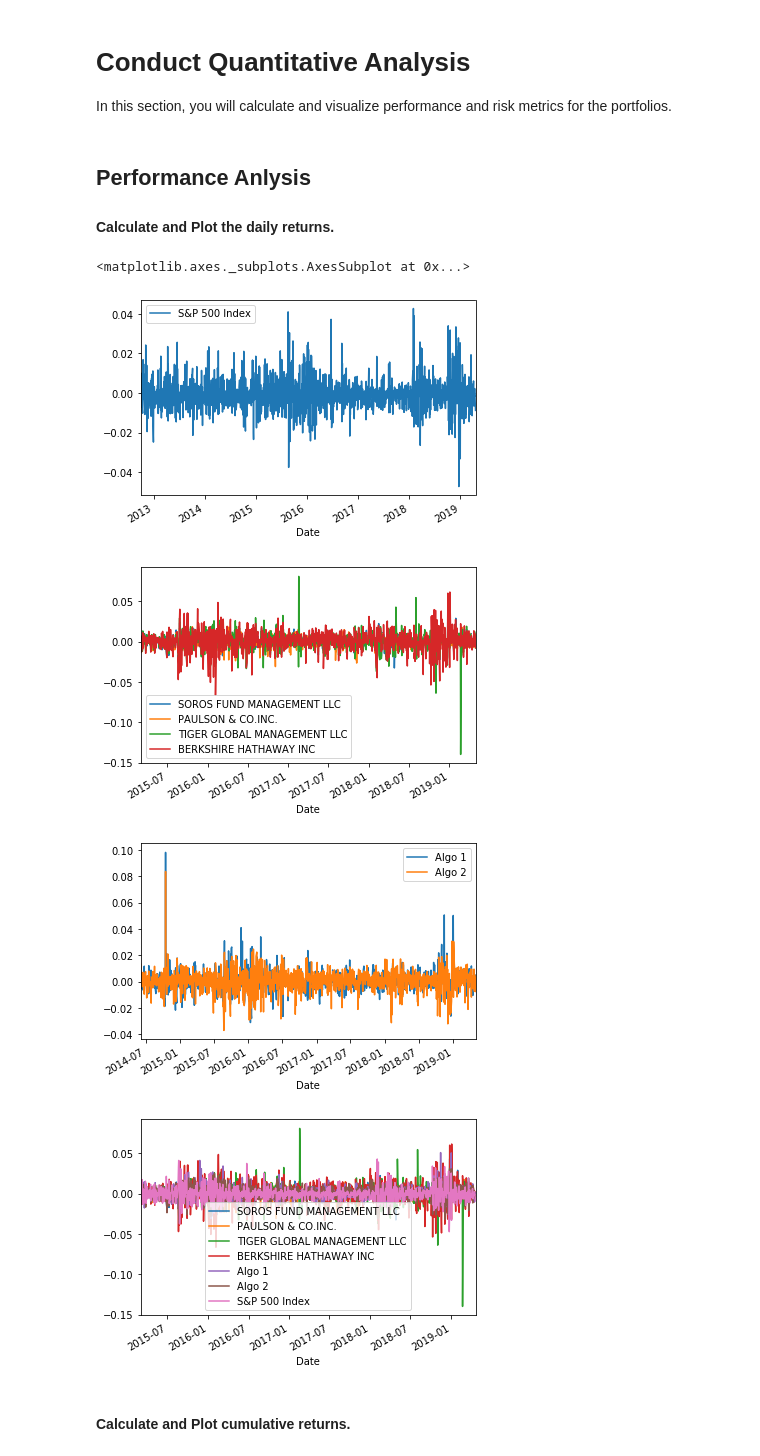
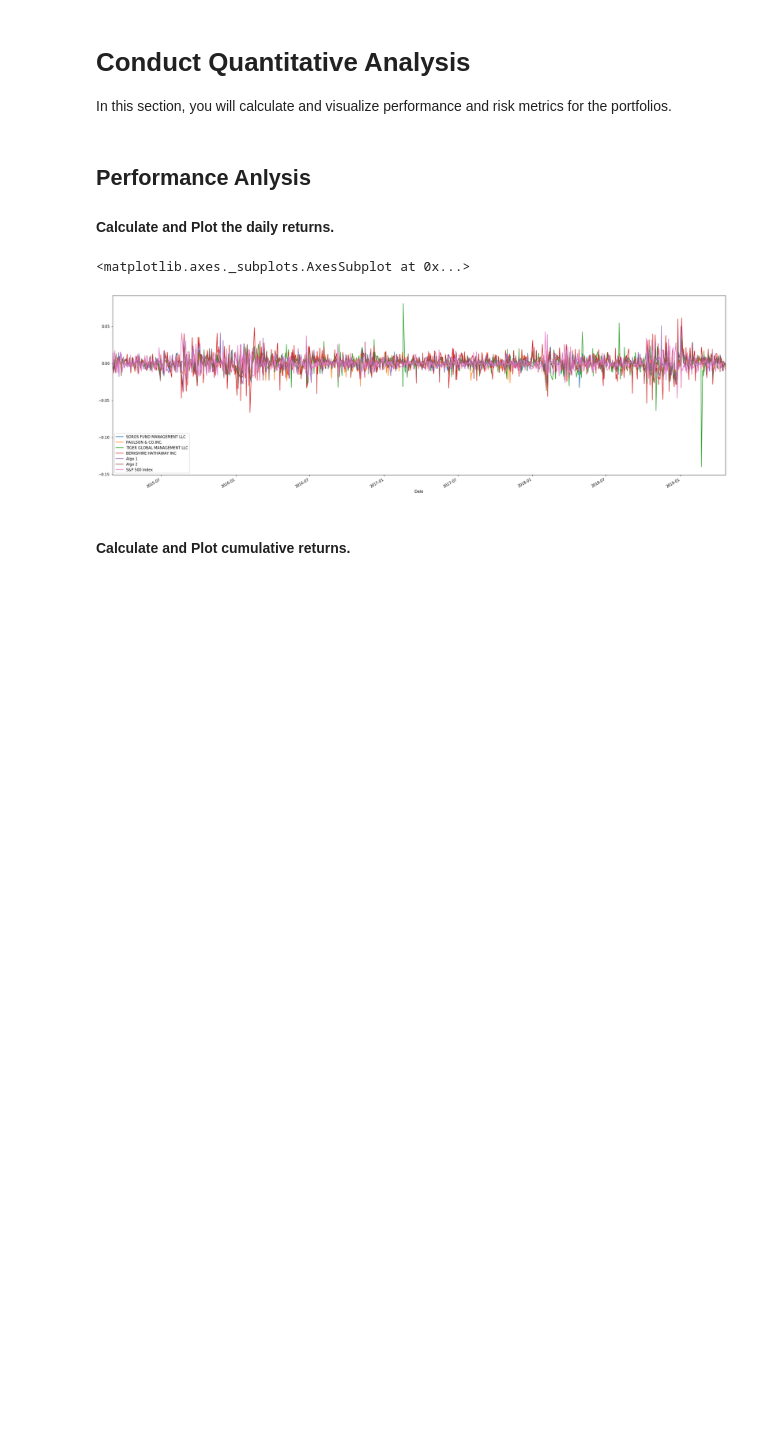
Before and after one commit to jayxcao/python-week4, a Jupyter notebook: whale_analysis.ipynb, the cells around one changed output. Cells and saved outputs as stored; diff of their text form; code cells hidden in the pictures; blank space fills up the shorter version.

```diff
--- a/whale_analysis.ipynb
+++ b/whale_analysis.ipynb
@@ -192,16 +193,13 @@ In this section, you will calculate and visualize performance and risk metrics f
 #### Calculate and Plot the daily returns.
 # %%
 # Plot daily returns of all portfolios
-sp500_data_dr.plot()
-whale_data_nonull.plot()
-algo_data_nonull.plot()
-concat_df.plot()
+#sp500_data_dr.plot(figsize=(25,10))
+#whale_data_nonull.plot(figsize=(25,10))
+#algo_data_nonull.plot(figsize=(25,10))
+concat_df.plot(figsize=(30,10))
 # %% [output]
 <matplotlib.axes._subplots.AxesSubplot at 0x...>
-[figure, old version]
+[figure, new version]
-[figure, removed]
-[figure, removed]
-[figure, removed]
 # %% [markdown]
 #### Calculate and Plot cumulative returns.
 # %%
```
Also changed, not shown: parts of 37 cells of this notebook, 3 other files.
